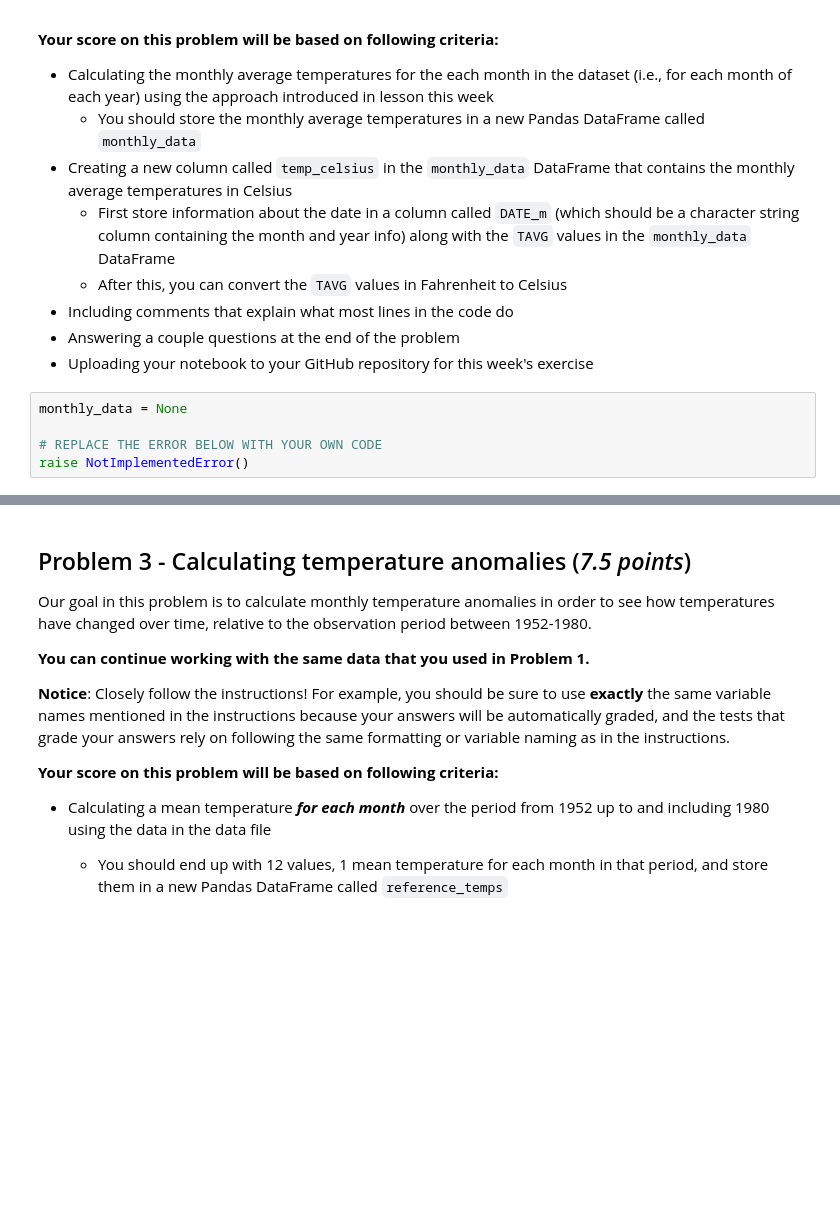
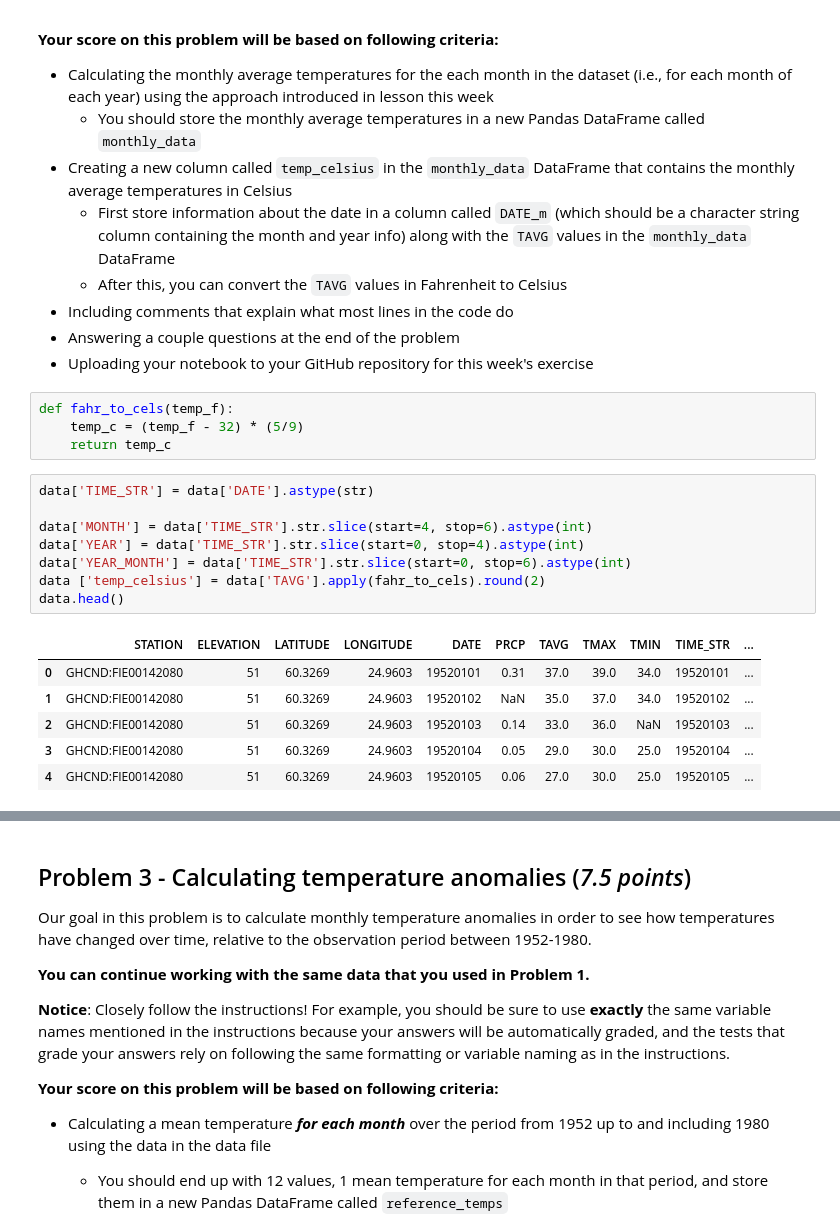
Before and after one commit to FinnP0611/Exercise-6-Finn, a Jupyter notebook: Exercise-6-problems-1-3.ipynb, the cells around one changed output, grey strips where cells are left out. Saved outputs shown, nothing was run; the diff lists cells and outputs as text; blank space fills up the shorter version.

```diff
--- a/Exercise-6-problems-1-3.ipynb
+++ b/Exercise-6-problems-1-3.ipynb
@@ -208,8 +197,22 @@ For this problem your goal is to calculate monthly average temperatures in degre
 - Including comments that explain what most lines in the code do
 - Answering a couple questions at the end of the problem
 - Uploading your notebook to your GitHub repository for this week's exercise
-# %%
-monthly_data = None
-
-# REPLACE THE ERROR BELOW WITH YOUR OWN CODE
-raise NotImplementedError()
+# %%
+def fahr_to_cels(temp_f):
+    temp_c = (temp_f - 32) * (5/9)
+    return temp_c
+# %%
+data['TIME_STR'] = data['DATE'].astype(str)
+
+data['MONTH'] = data['TIME_STR'].str.slice(start=4, stop=6).astype(int)
+data['YEAR'] = data['TIME_STR'].str.slice(start=0, stop=4).astype(int)
+data['YEAR_MONTH'] = data['TIME_STR'].str.slice(start=0, stop=6).astype(int)
+data ['temp_celsius'] = data['TAVG'].apply(fahr_to_cels).round(2)
+data.head()
+# %% [output]
+|  | STATION | ELEVATION | LATITUDE | LONGITUDE | DATE | PRCP | TAVG | TMAX | TMIN | TIME_STR | ... |
+| 0 | GHCND:FIE00142080 | 51 | 60.3269 | 24.9603 | 19520101 | 0.31 | 37.0 | 39.0 | 34.0 | 19520101 | ... |
+| 1 | GHCND:FIE00142080 | 51 | 60.3269 | 24.9603 | 19520102 | NaN | 35.0 | 37.0 | 34.0 | 19520102 | ... |
+| 2 | GHCND:FIE00142080 | 51 | 60.3269 | 24.9603 | 19520103 | 0.14 | 33.0 | 36.0 | NaN | 19520103 | ... |
+| 3 | GHCND:FIE00142080 | 51 | 60.3269 | 24.9603 | 19520104 | 0.05 | 29.0 | 30.0 | 25.0 | 19520104 | ... |
+| 4 | GHCND:FIE00142080 | 51 | 60.3269 | 24.9603 | 19520105 | 0.06 | 27.0 | 30.0 | 25.0 | 19520105 | ... |
```
Also changed, not shown: parts of 7 cells of this notebook.
